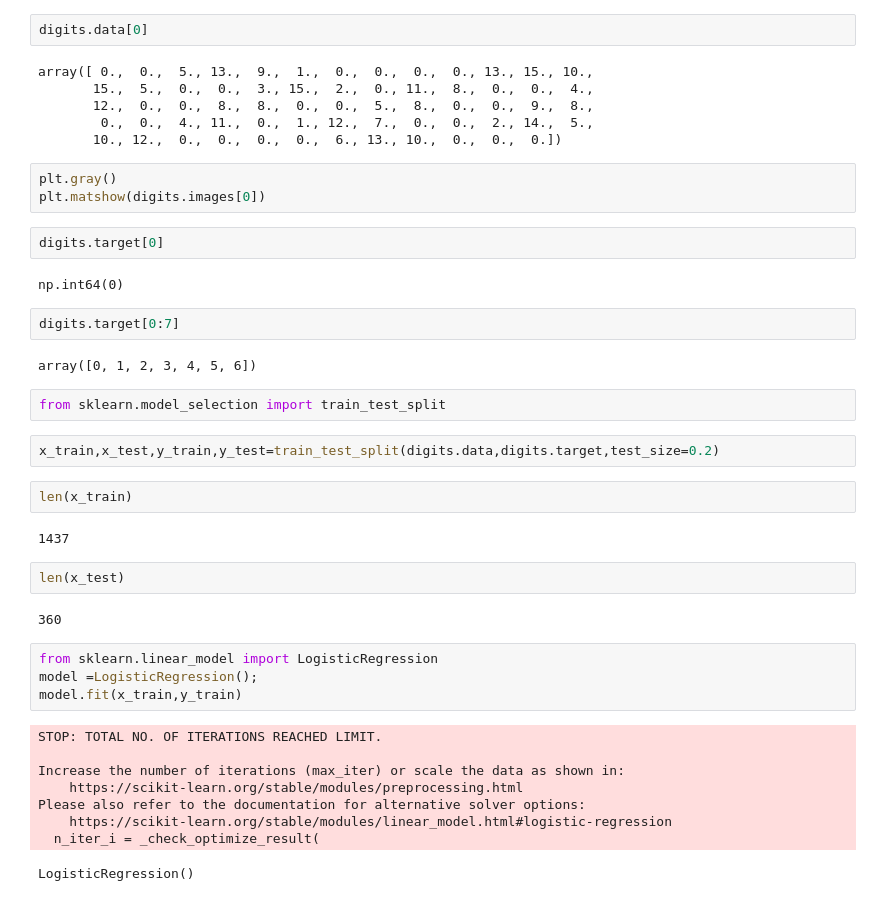
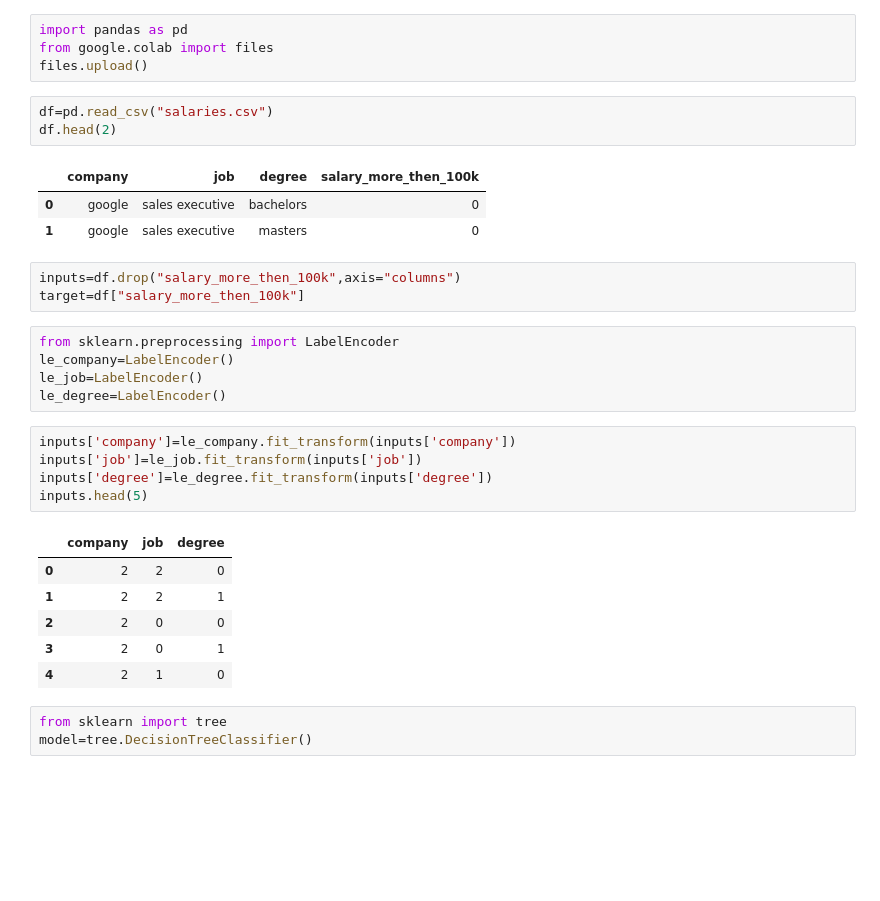
Before and after one commit to aaradhyasirohi/MachineLearning, a Jupyter notebook: logistic_regression.ipynb, the cells around one changed output. Saved outputs shown, nothing was run; the diff lists cells and outputs as text; blank space fills up the shorter version.

```diff
--- a/logistic_regression.ipynb
+++ b/logistic_regression.ipynb
@@ -13,44 +3,34 @@ dir(digits)
-# %%
-digits.data[0]
-# %% [output]
-array([ 0.,  0.,  5., 13.,  9.,  1.,  0.,  0.,  0.,  0., 13., 15., 10.,
-       15.,  5.,  0.,  0.,  3., 15.,  2.,  0., 11.,  8.,  0.,  0.,  4.,
-       12.,  0.,  0.,  8.,  8.,  0.,  0.,  5.,  8.,  0.,  0.,  9.,  8.,
-        0.,  0.,  4., 11.,  0.,  1., 12.,  7.,  0.,  0.,  2., 14.,  5.,
-       10., 12.,  0.,  0.,  0.,  0.,  6., 13., 10.,  0.,  0.,  0.])
-# %%
-plt.gray()
-plt.matshow(digits.images[0])
-# %%
-digits.target[0]
-# %% [output]
-np.int64(0)
-# %%
-digits.target[0:7]
-# %% [output]
-array([0, 1, 2, 3, 4, 5, 6])
+# %%
+import pandas as pd
+from google.colab import files
+files.upload()
+# %%
+df=pd.read_csv("salaries.csv")
+df.head(2)
+# %% [output]
+|  | company | job | degree | salary_more_then_100k |
+| 0 | google | sales executive | bachelors | 0 |
+| 1 | google | sales executive | masters | 0 |
+# %%
+inputs=df.drop("salary_more_then_100k",axis="columns")
+target=df["salary_more_then_100k"]
+# %%
+from sklearn.preprocessing import LabelEncoder
+le_company=LabelEncoder()
+le_job=LabelEncoder()
+le_degree=LabelEncoder()
+# %%
+inputs['company']=le_company.fit_transform(inputs['company'])
+inputs['job']=le_job.fit_transform(inputs['job'])
+inputs['degree']=le_degree.fit_transform(inputs['degree'])
+inputs.head(5)
+# %% [output]
+|  | company | job | degree |
+| 0 | 2 | 2 | 0 |
+| 1 | 2 | 2 | 1 |
+| 2 | 2 | 0 | 0 |
+| 3 | 2 | 0 | 1 |
+| 4 | 2 | 1 | 0 |
 # %%
-from sklearn.model_selection import train_test_split
+from sklearn import tree
+model=tree.DecisionTreeClassifier()
-# %%
-x_train,x_test,y_train,y_test=train_test_split(digits.data,digits.target,test_size=0.2)
-# %%
-len(x_train)
-# %% [output]
-1437
-# %%
-len(x_test)
-# %% [output]
-360
-# %%
-from sklearn.linear_model import LogisticRegression
-model =LogisticRegression();
-model.fit(x_train,y_train)
-# %% [output]
-STOP: TOTAL NO. OF ITERATIONS REACHED LIMIT.
-
-Increase the number of iterations (max_iter) or scale the data as shown in:
-    https://scikit-learn.org/stable/modules/preprocessing.html
-Please also refer to the documentation for alternative solver options:
-    https://scikit-learn.org/stable/modules/linear_model.html#logistic-regression
-  n_iter_i = _check_optimize_result(
-LogisticRegression()
```
Also changed, not shown: parts of 11 cells of this notebook.
